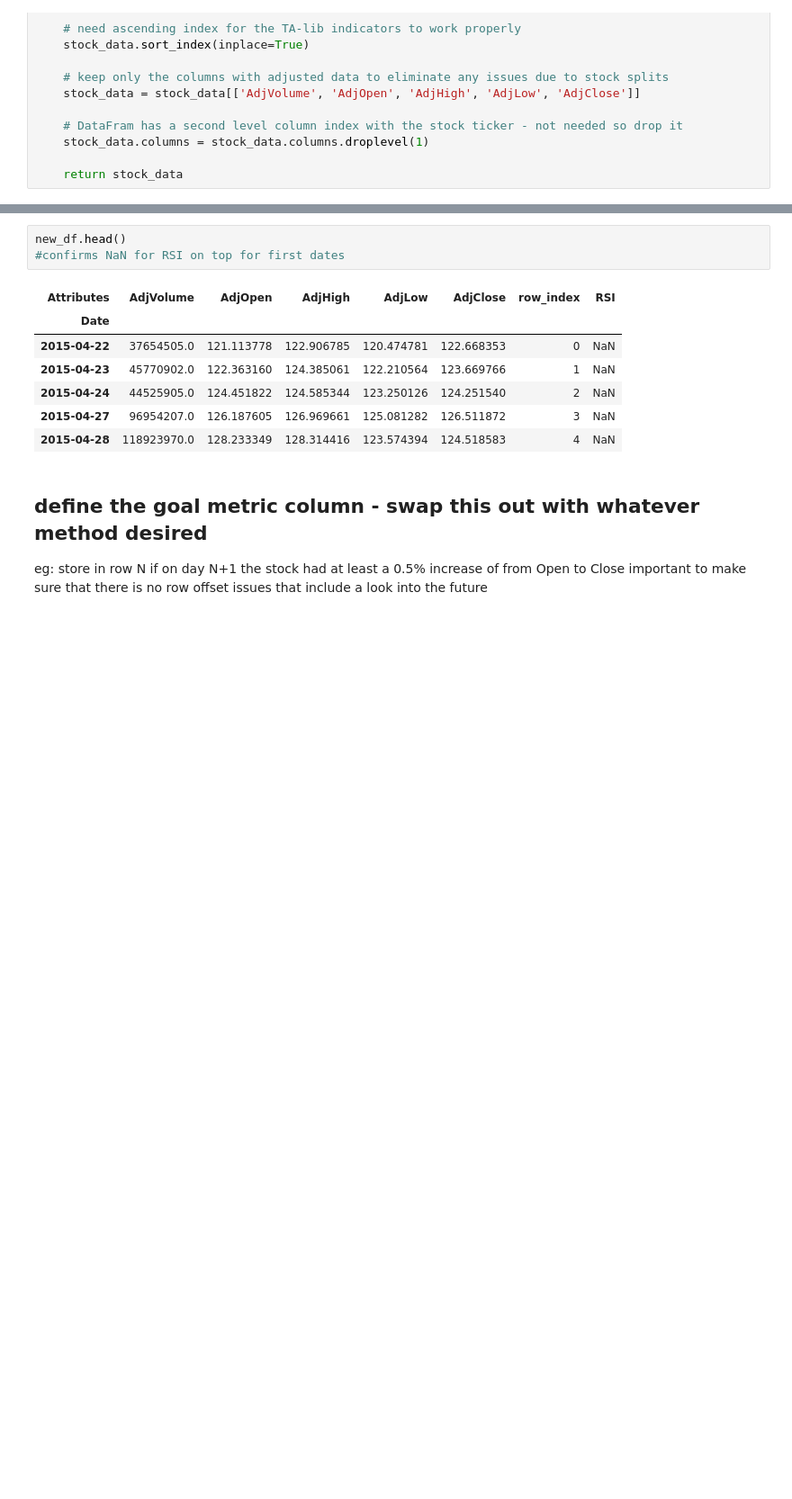
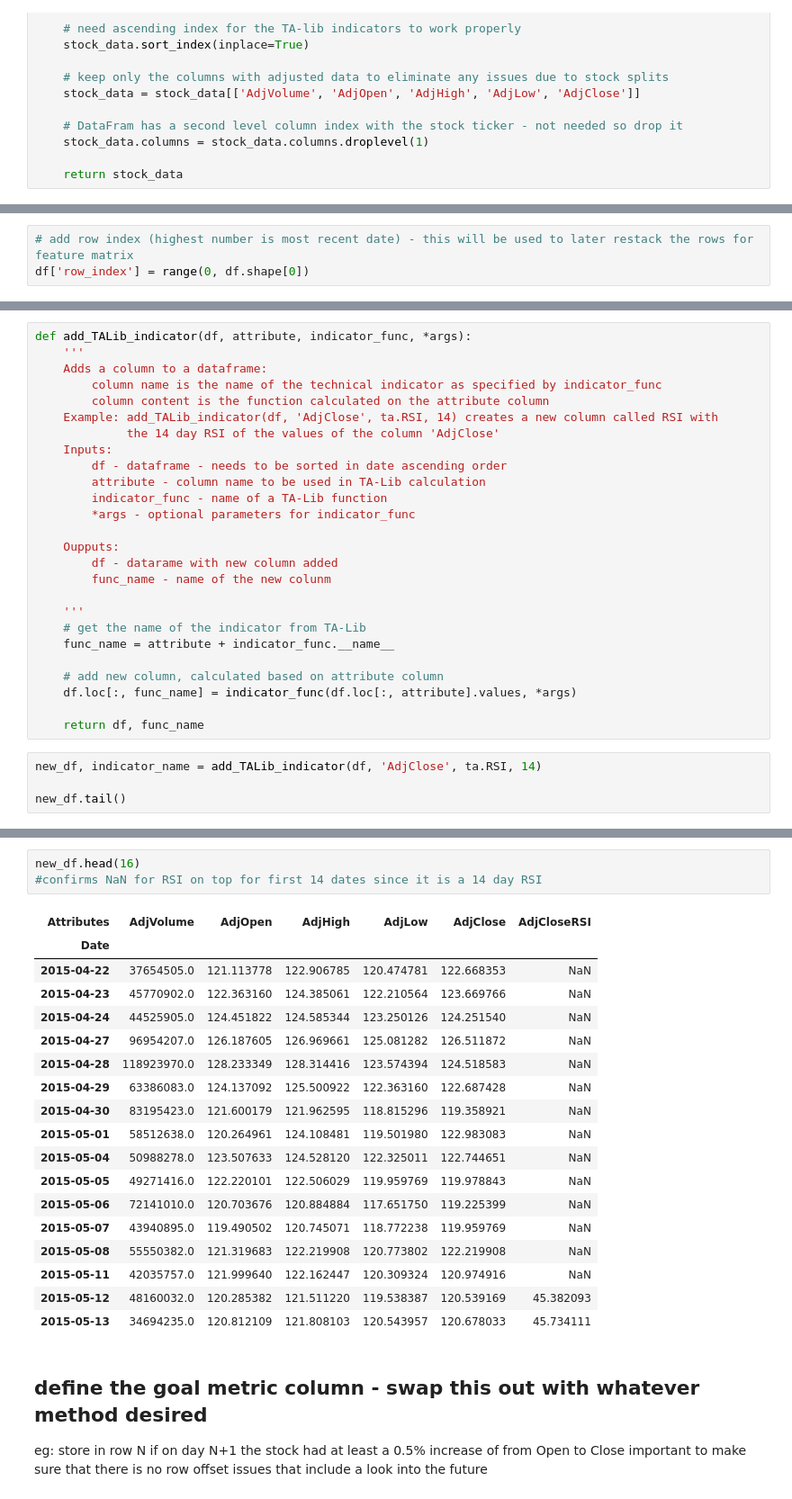
Before and after one commit to Lindstaedt/Stock-recommendation-with-ML, a Jupyter notebook: trader.ipynb, the cells around one changed output, grey strips where cells are left out. Shown at 90% size. Drawn from its saved outputs; the diff is of its cells as text; blank space fills up the shorter version.

Commit message:
feat: add_TALib_indicator function
define function that adds column to stockprice DF with TA indicator

```diff
--- a/trader.ipynb
+++ b/trader.ipynb
@@ -60,4 +58,7 @@ df.head()
 | 2015-04-24 | 44525905.0 | 124.451822 | 124.585344 | 123.250126 | 124.251540 |
 | 2015-04-27 | 96954207.0 | 126.187605 | 126.969661 | 125.081282 | 126.511872 |
 | 2015-04-28 | 118923970.0 | 128.233349 | 128.314416 | 123.574394 | 124.518583 |
+# %%
+# add row index (highest number is most recent date) - this will be used to later restack the rows for feature matrix
+df['row_index'] = range(0, df.shape[0])
 # %%
@@ -118,0 +74,30 @@ NameError: name 'iloc' is not defined
+# %%
+def add_TALib_indicator(df, attribute, indicator_func, *args):
+    '''
+    Adds a column to a dataframe:
+        column name is the name of the technical indicator as specified by indicator_func
+        column content is the function calculated on the attribute column
+    Example: add_TALib_indicator(df, 'AdjClose', ta.RSI, 14) creates a new column called RSI with
+             the 14 day RSI of the values of the column 'AdjClose'
+    Inputs:
+        df - dataframe - needs to be sorted in date ascending order
+        attribute - column name to be used in TA-Lib calculation
+        indicator_func - name of a TA-Lib function
+        *args - optional parameters for indicator_func
+
+    Oupputs:
+        df - datarame with new column added
+        func_name - name of the new colunm
+
+    '''
+    # get the name of the indicator from TA-Lib
+    func_name = attribute + indicator_func.__name__
+
+    # add new column, calculated based on attribute column
+    df.loc[:, func_name] = indicator_func(df.loc[:, attribute].values, *args)
+
+    return df, func_name
+# %%
+new_df, indicator_name = add_TALib_indicator(df, 'AdjClose', ta.RSI, 14)
+
+new_df.tail()
@@ -119,14 +112,25 @@ NameError: name 'iloc' is not defined
 # %%
-new_df.head()
-#confirms NaN for RSI on top for first dates
+new_df.head(16)
+#confirms NaN for RSI on top for first 14 dates since it is a 14 day RSI
 # %% [output]
-| Attributes | AdjVolume | AdjOpen | AdjHigh | AdjLow | AdjClose | row_index | RSI |
-| Date |  |  |  |  |  |  |  |
-| 2015-04-22 | 37654505.0 | 121.113778 | 122.906785 | 120.474781 | 122.668353 | 0 | NaN |
-| 2015-04-23 | 45770902.0 | 122.363160 | 124.385061 | 122.210564 | 123.669766 | 1 | NaN |
-| 2015-04-24 | 44525905.0 | 124.451822 | 124.585344 | 123.250126 | 124.251540 | 2 | NaN |
-| 2015-04-27 | 96954207.0 | 126.187605 | 126.969661 | 125.081282 | 126.511872 | 3 | NaN |
-| 2015-04-28 | 118923970.0 | 128.233349 | 128.314416 | 123.574394 | 124.518583 | 4 | NaN |
+| Attributes | AdjVolume | AdjOpen | AdjHigh | AdjLow | AdjClose | AdjCloseRSI |
+| Date |  |  |  |  |  |  |
+| 2015-04-22 | 37654505.0 | 121.113778 | 122.906785 | 120.474781 | 122.668353 | NaN |
+| 2015-04-23 | 45770902.0 | 122.363160 | 124.385061 | 122.210564 | 123.669766 | NaN |
+| 2015-04-24 | 44525905.0 | 124.451822 | 124.585344 | 123.250126 | 124.251540 | NaN |
+| 2015-04-27 | 96954207.0 | 126.187605 | 126.969661 | 125.081282 | 126.511872 | NaN |
+| 2015-04-28 | 118923970.0 | 128.233349 | 128.314416 | 123.574394 | 124.518583 | NaN |
+| 2015-04-29 | 63386083.0 | 124.137092 | 125.500922 | 122.363160 | 122.687428 | NaN |
+| 2015-04-30 | 83195423.0 | 121.600179 | 121.962595 | 118.815296 | 119.358921 | NaN |
+| 2015-05-01 | 58512638.0 | 120.264961 | 124.108481 | 119.501980 | 122.983083 | NaN |
+| 2015-05-04 | 50988278.0 | 123.507633 | 124.528120 | 122.325011 | 122.744651 | NaN |
+| 2015-05-05 | 49271416.0 | 122.220101 | 122.506029 | 119.959769 | 119.978843 | NaN |
+| 2015-05-06 | 72141010.0 | 120.703676 | 120.884884 | 117.651750 | 119.225399 | NaN |
+| 2015-05-07 | 43940895.0 | 119.490502 | 120.745071 | 118.772238 | 119.959769 | NaN |
+| 2015-05-08 | 55550382.0 | 121.319683 | 122.219908 | 120.773802 | 122.219908 | NaN |
+| 2015-05-11 | 42035757.0 | 121.999640 | 122.162447 | 120.309324 | 120.974916 | NaN |
+| 2015-05-12 | 48160032.0 | 120.285382 | 121.511220 | 119.538387 | 120.539169 | 45.382093 |
+| 2015-05-13 | 34694235.0 | 120.812109 | 121.808103 | 120.543957 | 120.678033 | 45.734111 |
 # %% [markdown]
 ## define the goal metric column - swap this out with whatever method desired
 eg: store in row N if on day N+1 the stock had at least a 0.5% increase of from Open to Close
```
Also changed, not shown: parts of 11 cells of this notebook.
